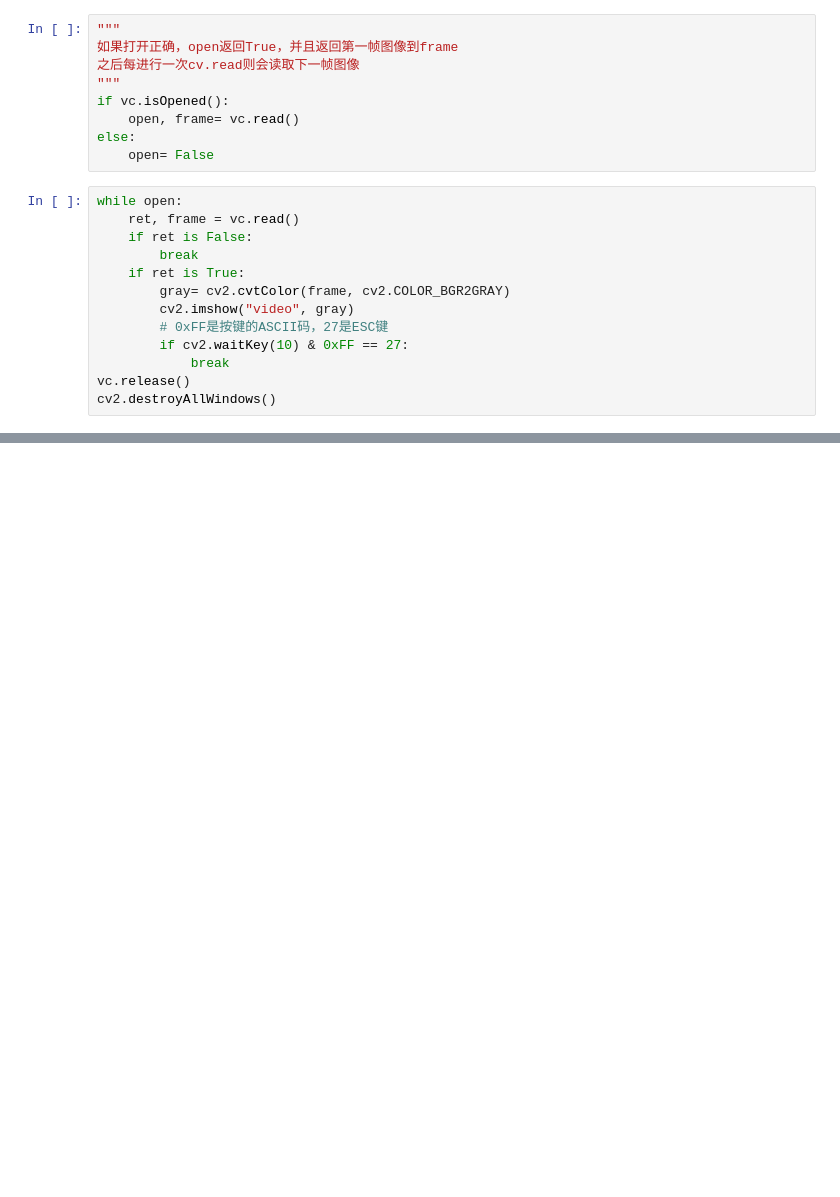
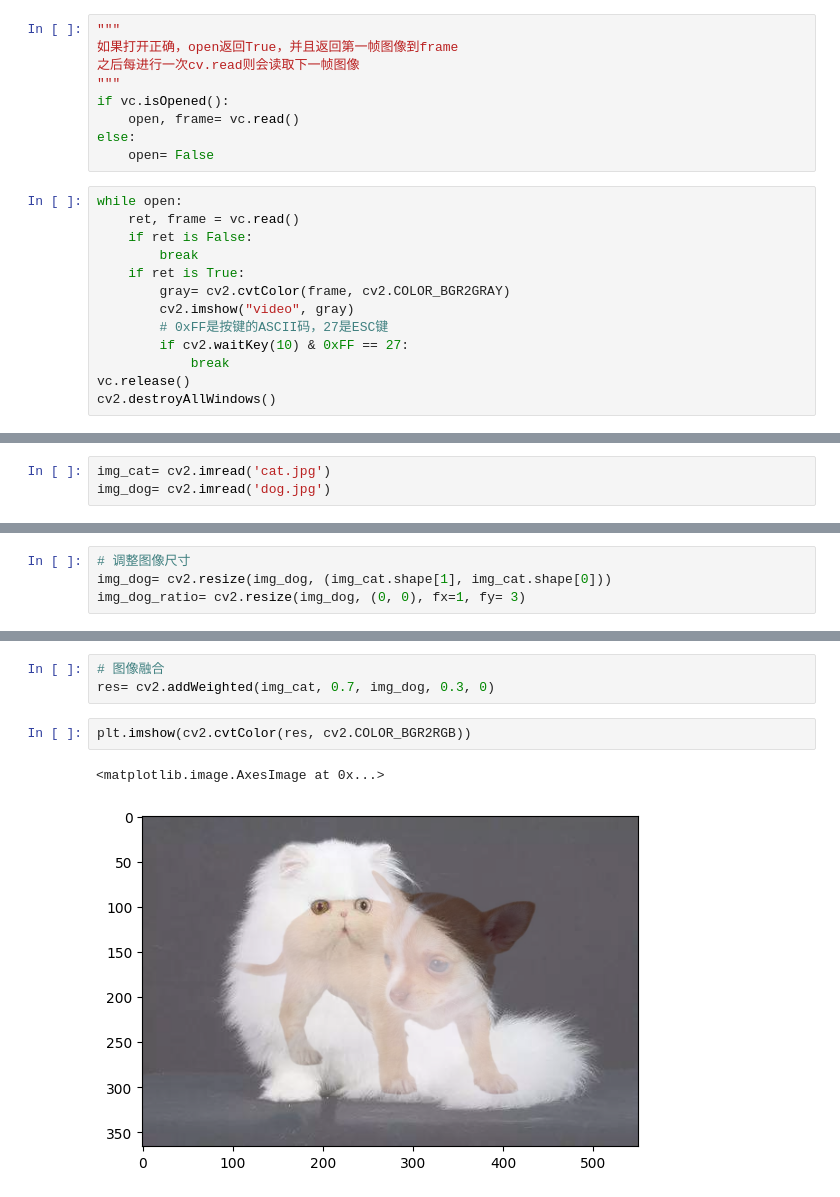
Before and after one commit to Tusiyang/OpenCV_Practice, a Jupyter notebook: Chapter 2/practice_code.ipynb, the cells around one changed output, grey strips where cells are left out. Cells and saved outputs as stored; diff of their text form; blank space fills up the shorter version.

```diff
--- a/Chapter 2/practice_code.ipynb
+++ b/Chapter 2/practice_code.ipynb
@@ -115,0 +155,3 @@ cv2.destroyAllWindows()
+# %%
+img_cat= cv2.imread('cat.jpg')
+img_dog= cv2.imread('dog.jpg')
@@ -115,0 +166,4 @@ cv2.destroyAllWindows()
+# %%
+# 调整图像尺寸
+img_dog= cv2.resize(img_dog, (img_cat.shape[1], img_cat.shape[0]))
+img_dog_ratio= cv2.resize(img_dog, (0, 0), fx=1, fy= 3)
@@ -115,0 +210,8 @@ cv2.destroyAllWindows()
+# %%
+# 图像融合
+res= cv2.addWeighted(img_cat, 0.7, img_dog, 0.3, 0)
+# %%
+plt.imshow(cv2.cvtColor(res, cv2.COLOR_BGR2RGB))
+# %% [output]
+<matplotlib.image.AxesImage at 0x...>
+[figure, added]
```
Also changed, not shown: parts of 19 cells of this notebook.
